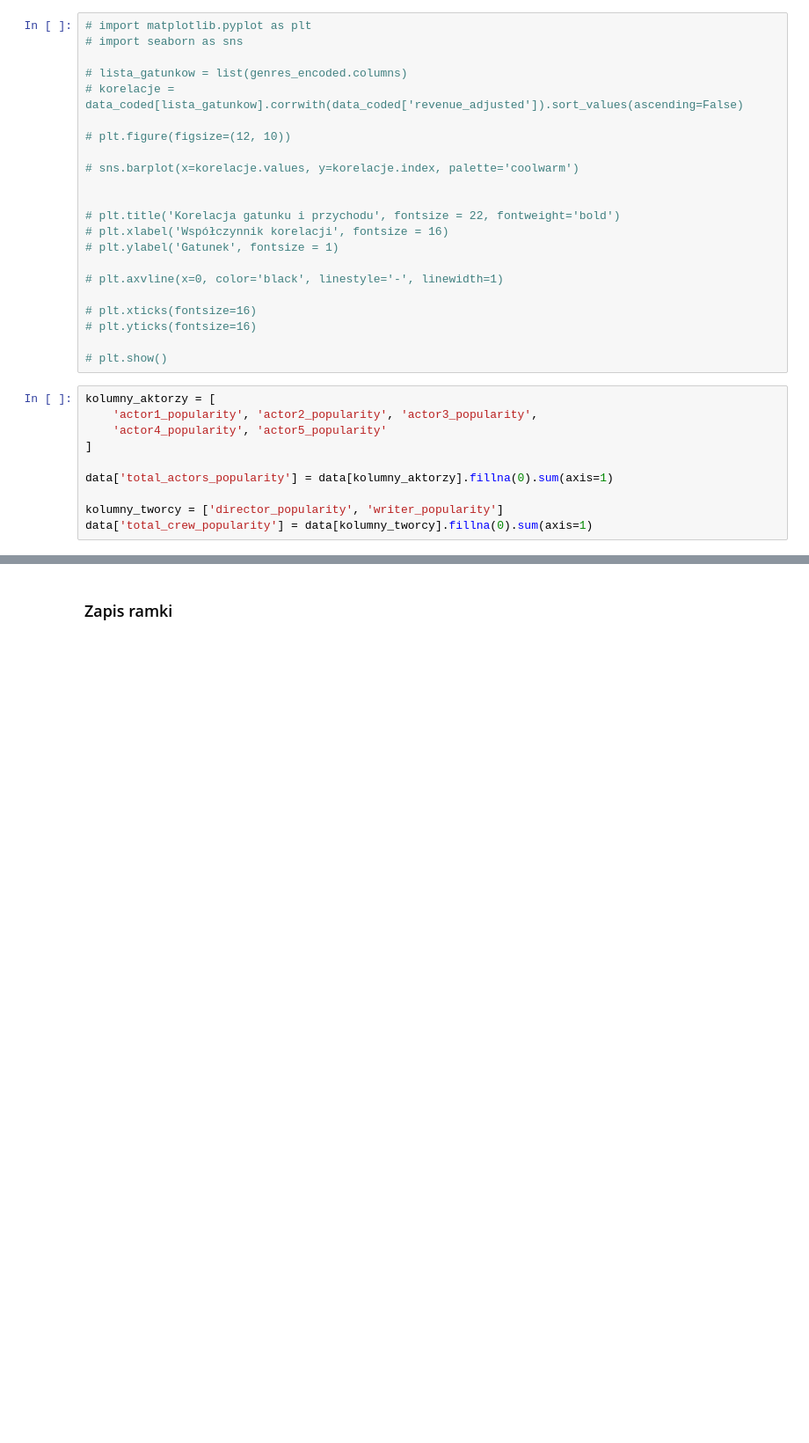
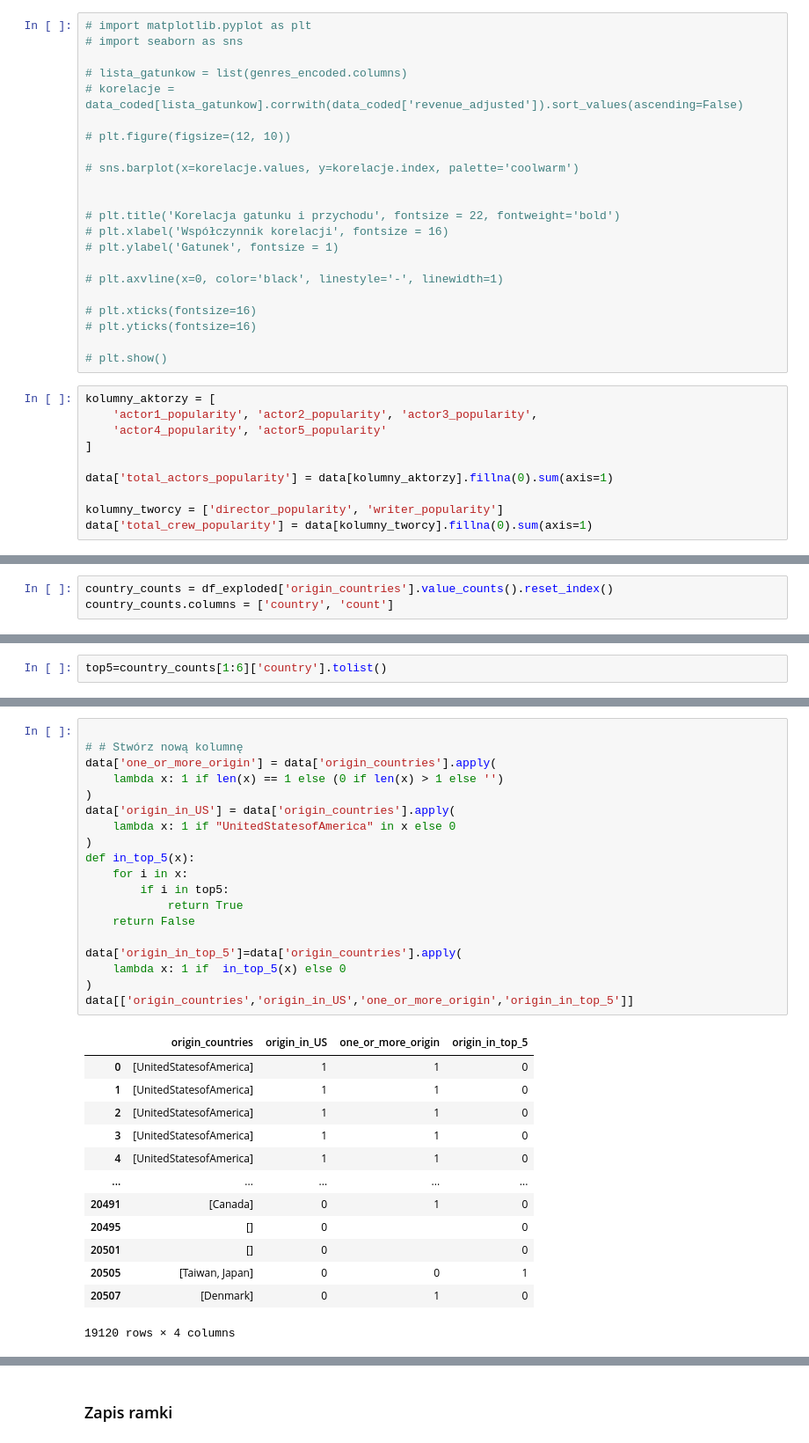
Before and after one commit to olkat12/Data_Exploration, a Jupyter notebook: data-cleaning/cleaning.ipynb, the cells around one changed output, grey strips where cells are left out. Shown at 88% size. Drawn from its saved outputs; the diff is of its cells as text; blank space fills up the shorter version.

```diff
--- a/data-cleaning/cleaning.ipynb
+++ b/data-cleaning/cleaning.ipynb
@@ -298,0 +372,3 @@ data['total_crew_popularity'] = data[kolumny_tworcy].fillna(0).sum(axis=1)
+# %%
+country_counts = df_exploded['origin_countries'].value_counts().reset_index()
+country_counts.columns = ['country', 'count']
@@ -298,0 +412,2 @@ data['total_crew_popularity'] = data[kolumny_tworcy].fillna(0).sum(axis=1)
+# %%
+top5=country_counts[1:6]['country'].tolist()
@@ -298,0 +435,33 @@ data['total_crew_popularity'] = data[kolumny_tworcy].fillna(0).sum(axis=1)
+# %%
+
+# # Stwórz nową kolumnę
+data['one_or_more_origin'] = data['origin_countries'].apply(
+    lambda x: 1 if len(x) == 1 else (0 if len(x) > 1 else '')
+)
+data['origin_in_US'] = data['origin_countries'].apply(
+    lambda x: 1 if "UnitedStatesofAmerica" in x else 0
+)
+def in_top_5(x):
+    for i in x:
+        if i in top5:
+            return True
+    return False
+
+data['origin_in_top_5']=data['origin_countries'].apply(
+    lambda x: 1 if  in_top_5(x) else 0
+)
+data[['origin_countries','origin_in_US','one_or_more_origin','origin_in_top_5']]
+# %% [output]
+|  | origin_countries | origin_in_US | one_or_more_origin | origin_in_top_5 |
+| 0 | [UnitedStatesofAmerica] | 1 | 1 | 0 |
+| 1 | [UnitedStatesofAmerica] | 1 | 1 | 0 |
+| 2 | [UnitedStatesofAmerica] | 1 | 1 | 0 |
+| 3 | [UnitedStatesofAmerica] | 1 | 1 | 0 |
+| 4 | [UnitedStatesofAmerica] | 1 | 1 | 0 |
+| ... | ... | ... | ... | ... |
+| 20491 | [Canada] | 0 | 1 | 0 |
+| 20495 | [] | 0 |  | 0 |
+| 20501 | [] | 0 |  | 0 |
+| 20505 | [Taiwan, Japan] | 0 | 0 | 1 |
+| 20507 | [Denmark] | 0 | 1 | 0 |
+19120 rows × 4 columns
```
Also changed, not shown: parts of 36 cells of this notebook, 3 other files.
